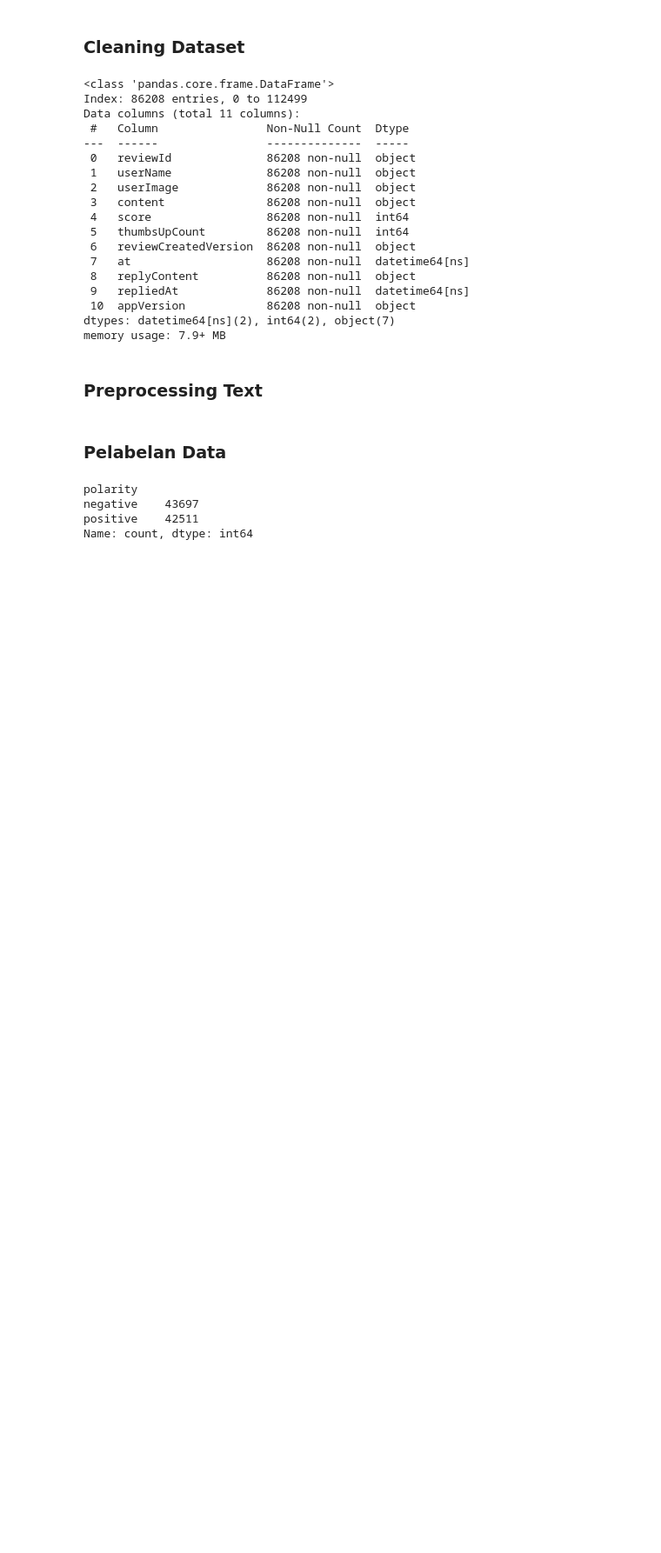
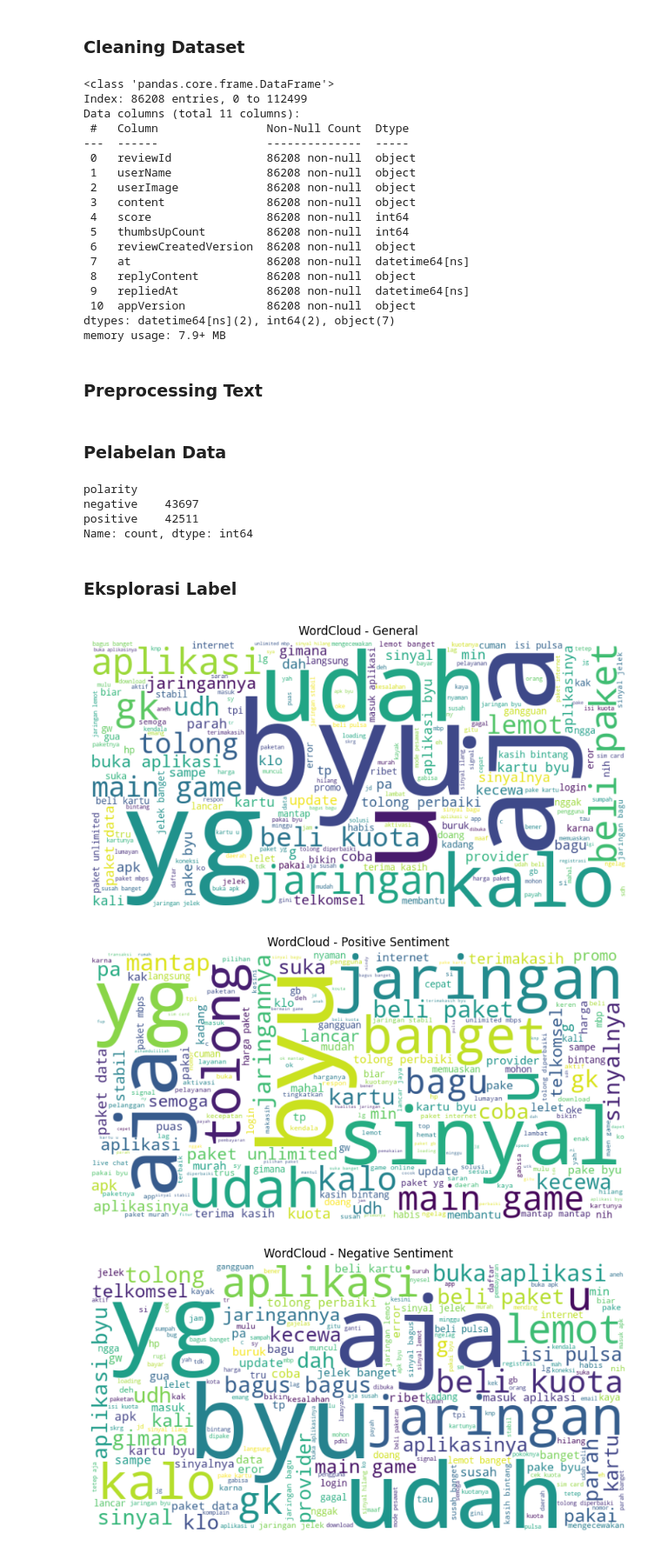
Before and after one commit to NumiKun/Dicoding_BPML, a Jupyter notebook: Sentimen Analysis pada Aplikasi ByU.ipynb, the cells around one changed output. Shown at 87% size. Cells and saved outputs as stored; diff of their text form; code cells hidden in the pictures; blank space fills up the shorter version.

Commit message:
add eksplorasi label

```diff
--- a/Sentimen Analysis pada Aplikasi ByU.ipynb
+++ b/Sentimen Analysis pada Aplikasi ByU.ipynb
@@ -332,3 +332,39 @@ polarity
 negative    43697
 positive    42511
 Name: count, dtype: int64
+# %% [markdown]
+### Eksplorasi Label
+# %%
+# Membuat WordCloud secara general
+all_words = ' '.join(clean_df['text_akhir'])
+wordcloud_general = WordCloud(width=800, height=400, background_color='white').generate(all_words)
+
+plt.figure(figsize=(10, 5))
+plt.imshow(wordcloud_general, interpolation='bilinear')
+plt.axis('off')
+plt.title('WordCloud - General')
+plt.show()
+
+# Membuat WordCloud untuk sentimen positif
+positive_words = ' '.join(clean_df[clean_df['polarity'] == 'positive']['text_akhir'])
+wordcloud_positive = WordCloud(width=800, height=400, background_color='white').generate(positive_words)
+
+plt.figure(figsize=(10, 5))
+plt.imshow(wordcloud_positive, interpolation='bilinear')
+plt.axis('off')
+plt.title('WordCloud - Positive Sentiment')
+plt.show()
+
+# Membuat WordCloud untuk sentimen negatif
+negative_words = ' '.join(clean_df[clean_df['polarity'] == 'negative']['text_akhir'])
+wordcloud_negative = WordCloud(width=800, height=400, background_color='white').generate(negative_words)
+
+plt.figure(figsize=(10, 5))
+plt.imshow(wordcloud_negative, interpolation='bilinear')
+plt.axis('off')
+plt.title('WordCloud - Negative Sentiment')
+plt.show()
+# %% [output]
+[figure, added]
+[figure, added]
+[figure, added]
```
